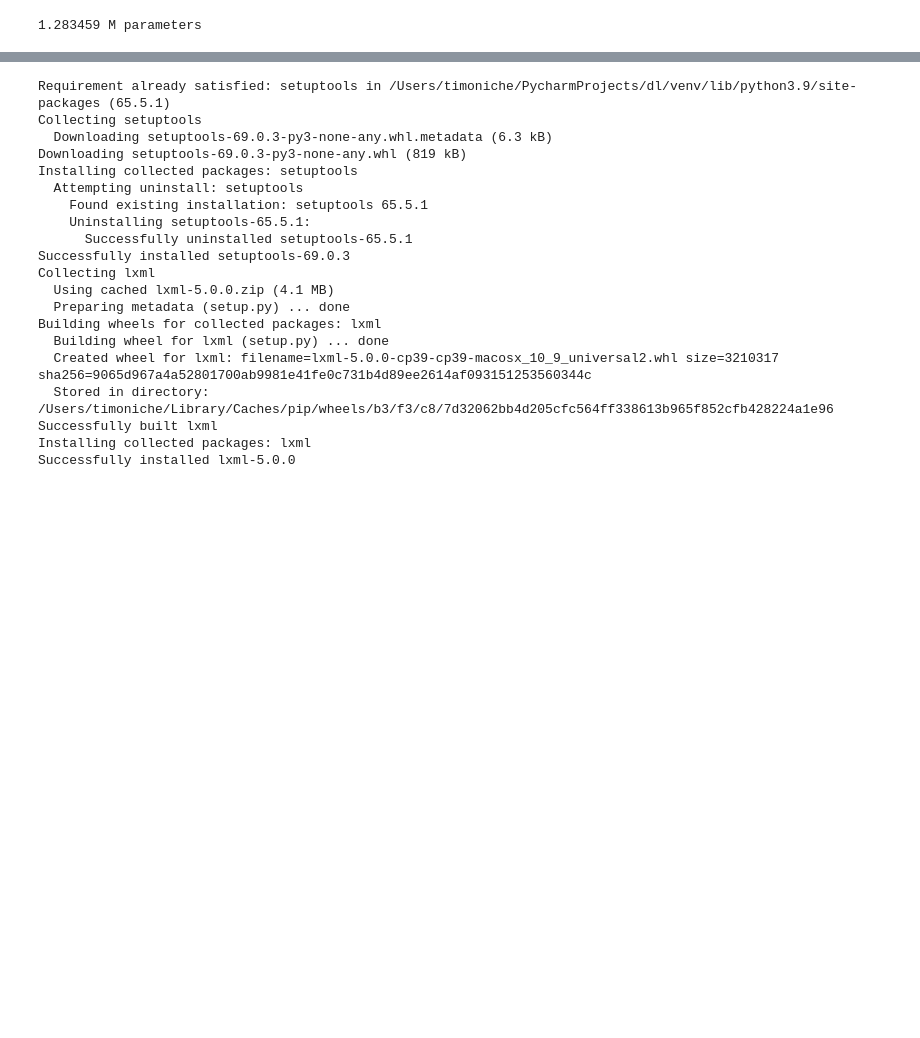
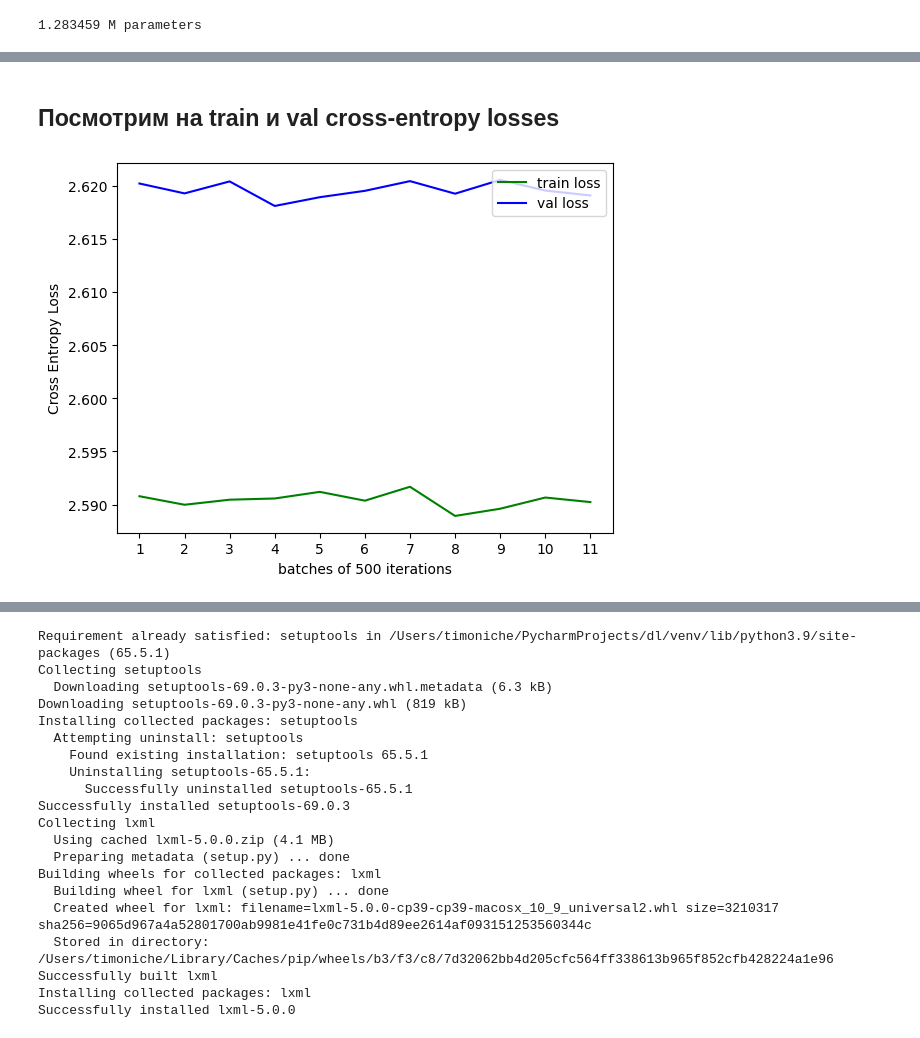
Before and after one commit to Timoniche/dl, a Jupyter notebook: lab3/rnn_lab.ipynb, the cells around one changed output, grey strips where cells are left out. Drawn from its saved outputs; the diff is of its cells as text; code cells hidden in the pictures; blank space fills up the shorter version.

Commit message:
plots added

```diff
--- a/lab3/rnn_lab.ipynb
+++ b/lab3/rnn_lab.ipynb
@@ -165,17 +145,25 @@ from tqdm import tqdm
 
 optimizer = torch.optim.AdamW(model.parameters(), lr=learning_rate)
 
+max_iters = 5000
+eval_interval = 500
+store_losses = True
+
 t0 = time()
-losses = []
+train_losses = []
+val_losses = []
 for i in tqdm(range(max_iters)):
-    # todo: сделать 2 графика с трейн/вал, посмотреть, когда будет переобучение
-    # if i % eval_interval == 0 or i == max_iters - 1:
-    #     cur_loss = estimate_loss()
-    #     losses.append(cur_loss)
-    #     print(f"step {iter}: train loss {cur_loss['train']:.4f}, val loss {cur_loss['val']:.4f}, elapsed: {time() - t0:.1f}s")
+    if store_losses and (i % eval_interval == 0 or i == max_iters - 1):
+        cur_loss = estimate_loss()
+
+        train_loss = cur_loss['train']
+        val_loss = cur_loss['val']
+        train_losses.append(train_loss)
+        val_losses.append(val_loss)
+        print(f"step {i}: train loss {train_loss:.4f}, val loss {val_loss:.4f}, elapsed: {time() - t0:.1f}s")
 
     xb, yb = get_batch('train')
-    logits, _ = model(xb, hidden=None)
+    logits, _ = model(xb)
     loss = F.cross_entropy(logits.view(-1, vocab_size), yb.view(-1))
 
     optimizer.zero_grad(set_to_none=True)
@@ -186,3 +186,21 @@ torch.save(model.state_dict(), save_path)
+# %% [markdown]
+## Посмотрим на train и val cross-entropy losses
+# %%
+import matplotlib.pyplot as plt
+
+plt.plot(train_losses, 'g', label='train loss')
+plt.plot(val_losses, 'b', label='val loss')
+
+plt.xlabel(f'batches of {eval_interval} iterations')
+plt.ylabel('Cross Entropy Loss')
+
+plt.xticks(range(len(train_losses)), range(1, len(train_losses) + 1))
+
+plt.legend(loc='upper right')
+
+plt.show()
+# %% [output]
+[figure, added]
 # %%
 # model.load_state_dict(torch.load(save_path))
 # %%
```
Also changed, not shown: parts of 13 cells of this notebook, 1 other file.
